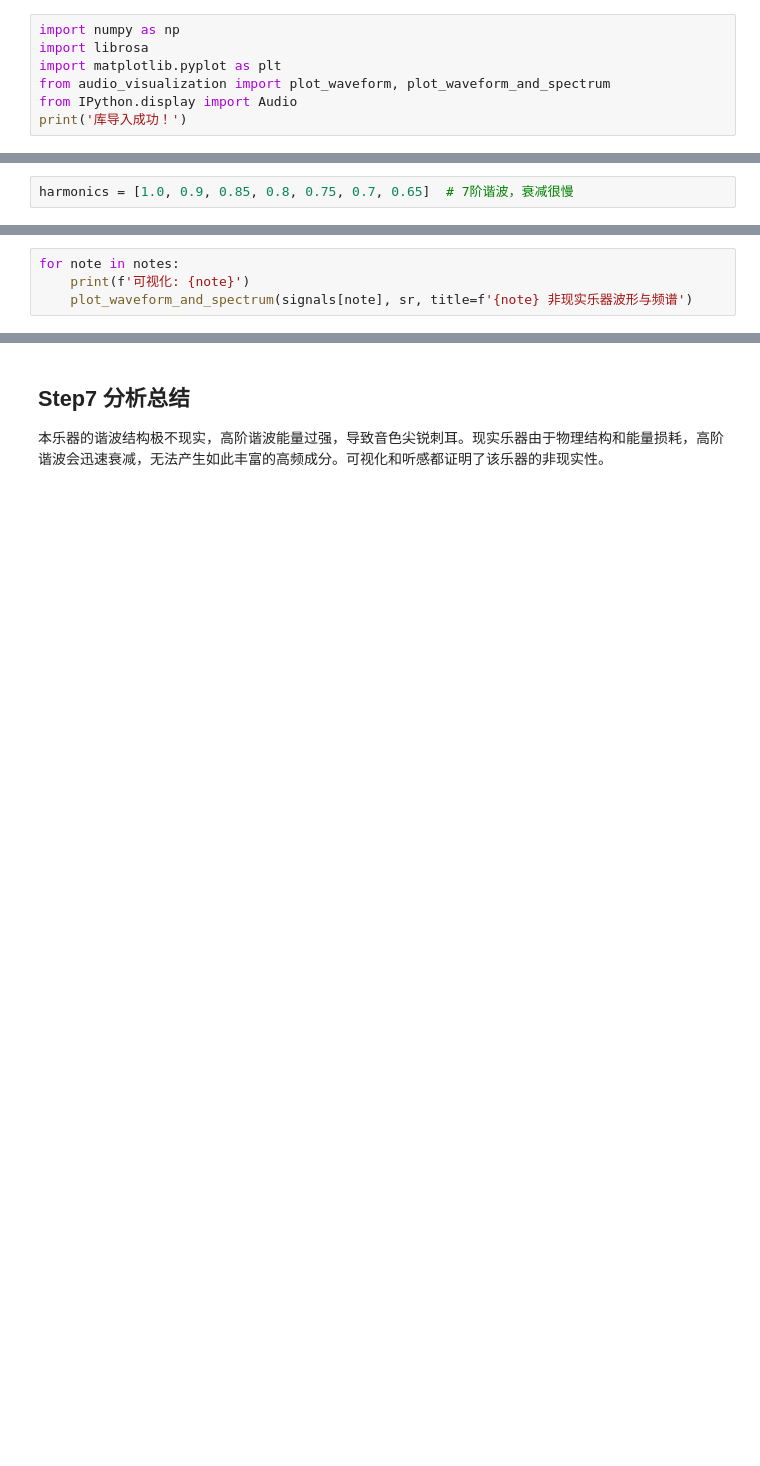
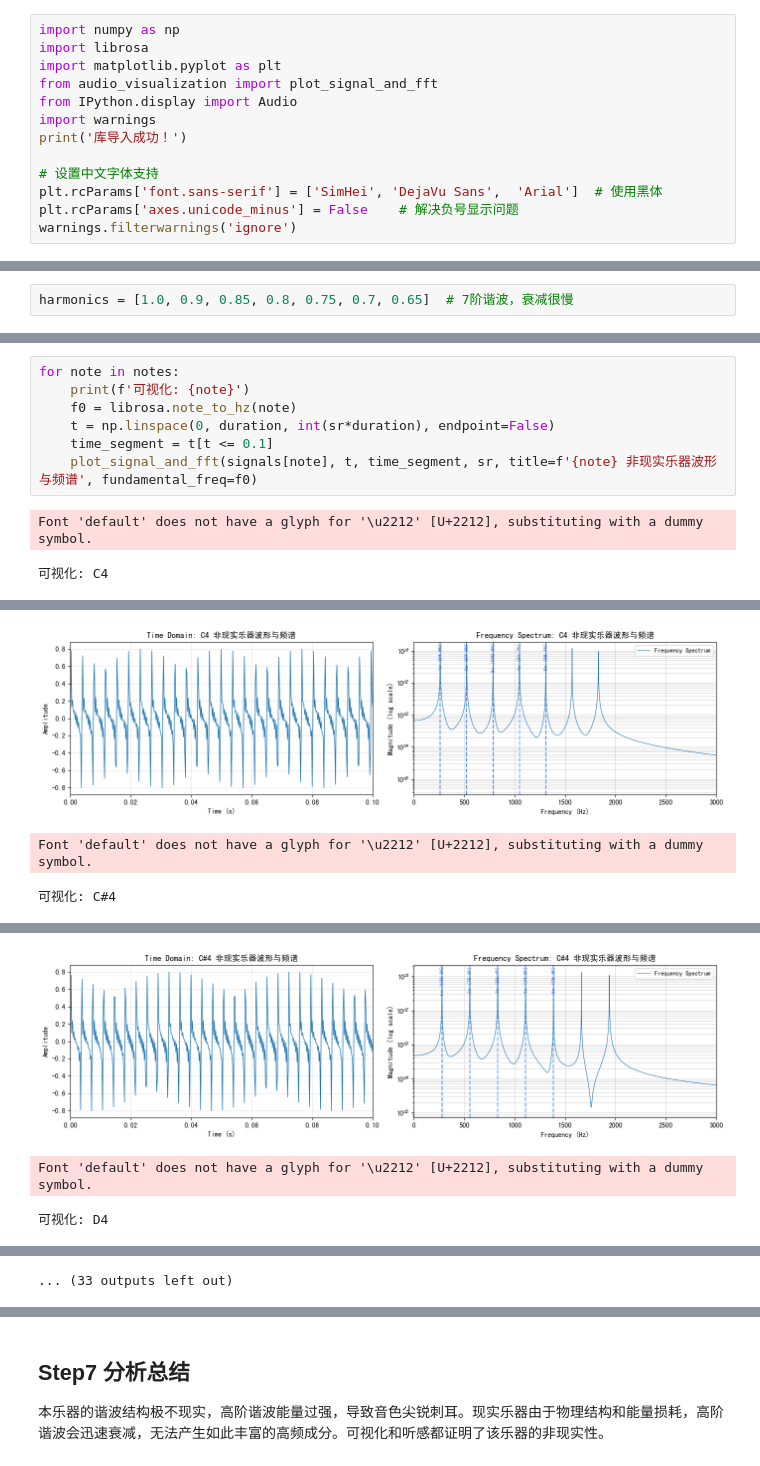
Before and after one commit to xucongzhenshen/python-class, a Jupyter notebook: 8.4.0_answer.ipynb, the cells around one changed output, grey strips where cells are left out. Saved outputs shown, nothing was run; the diff lists cells and outputs as text; blank space fills up the shorter version.

```diff
--- a/8.4.0_answer.ipynb
+++ b/8.4.0_answer.ipynb
@@ -8,7 +6,13 @@
 import numpy as np
 import librosa
 import matplotlib.pyplot as plt
-from audio_visualization import plot_waveform, plot_waveform_and_spectrum
+from audio_visualization import plot_signal_and_fft
 from IPython.display import Audio
+import warnings
 print('库导入成功！')
+
+# 设置中文字体支持
+plt.rcParams['font.sans-serif'] = ['SimHei', 'DejaVu Sans',  'Arial']  # 使用黑体
+plt.rcParams['axes.unicode_minus'] = False    # 解决负号显示问题
+warnings.filterwarnings('ignore')
 # %% [output]
@@ -49,4 +55,10 @@ for note in notes:
 # %%
 for note in notes:
     print(f'可视化: {note}')
-    plot_waveform_and_spectrum(signals[note], sr, title=f'{note} 非现实乐器波形与频谱')
+    f0 = librosa.note_to_hz(note)
+    t = np.linspace(0, duration, int(sr*duration), endpoint=False)
+    time_segment = t[t <= 0.1]
+    plot_signal_and_fft(signals[note], t, time_segment, sr, title=f'{note} 非现实乐器波形与频谱', fundamental_freq=f0)
+# %% [output]
+Font 'default' does not have a glyph for '\u2212' [U+2212], substituting with a dummy symbol.
+可视化: C4
@@ -52,0 +82,3 @@ for note in notes:
+[figure, added]
+Font 'default' does not have a glyph for '\u2212' [U+2212], substituting with a dummy symbol.
+可视化: C#4
@@ -52,0 +102,3 @@ for note in notes:
+[figure, added]
+Font 'default' does not have a glyph for '\u2212' [U+2212], substituting with a dummy symbol.
+可视化: D4
@@ -53,2 +123,3 @@ for note in notes:
+... (33 outputs left out)
 # %% [markdown]
 ## Step6 音频播放
```
Also changed, not shown: parts of 16 cells of this notebook.
